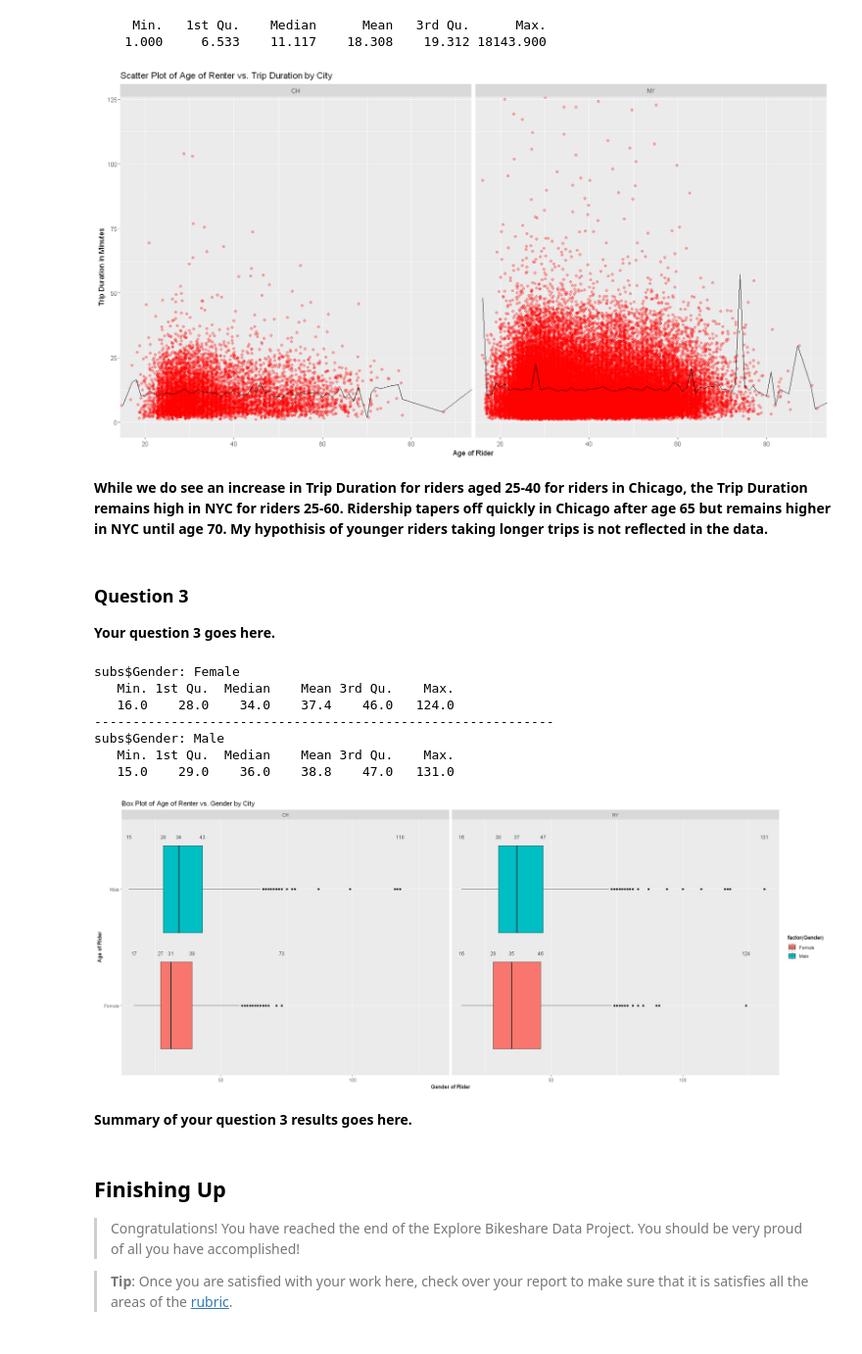
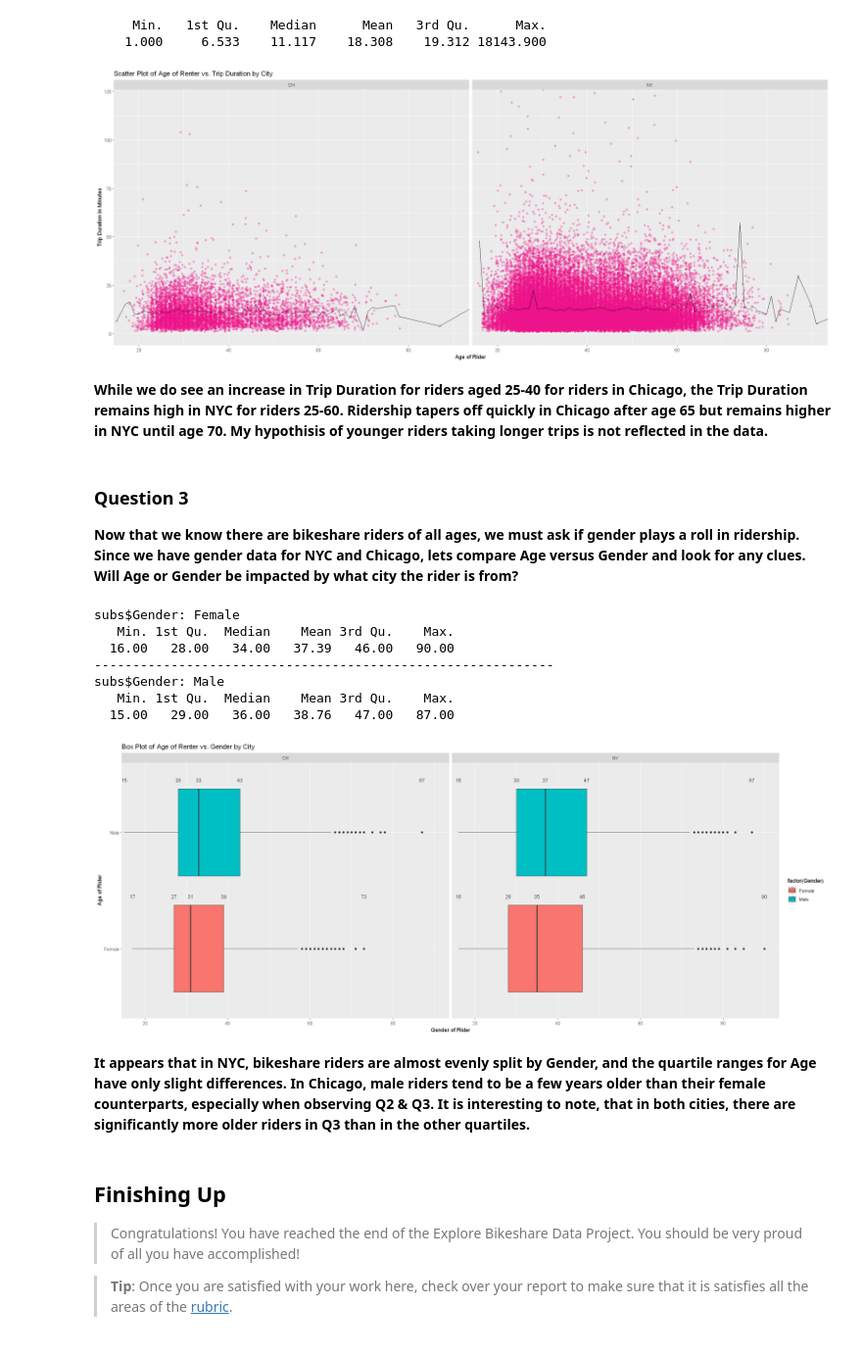
Before and after one commit to GaryLBentley/bikerideshare, a Jupyter notebook: Explore_bikeshare_data.ipynb, the cells around one changed output. Shown at 98% size. Cells and saved outputs as stored; diff of their text form; code cells hidden in the pictures.

```diff
--- a/Explore_bikeshare_data.ipynb
+++ b/Explore_bikeshare_data.ipynb
@@ -156,30 +155,31 @@ summary(dfMaster$Mins)
 # %%
 # Your solution code goes here
 ggplot(aes(x = Age, y = Mins), data = subset(dfMaster, !is.na(Age)))+
   coord_cartesian(xlim = c(18,90), ylim = c(0, 120))+
-  geom_point(alpha = 0.30, position = position_jitter(h = 0), color = 'red')+
+  geom_point(alpha = 0.30, position = position_jitter(h = 0), color='deeppink2')+
   geom_line(stat = 'summary', fun = 'mean', color='black')+
   facet_wrap(~City)+
   xlab('Age of Rider')+
   ylab('Trip Duration in Minutes')+
   ggtitle('Scatter Plot of Age of Renter vs. Trip Duration by City')
 # %% [output]
-[figure, old version]
+[figure, new version]
 # %% [markdown]
 **While we do see an increase in Trip Duration for riders aged 25-40 for riders in Chicago, the Trip Duration remains high in NYC for riders 25-60. Ridership tapers off quickly in Chicago after age 65 but remains higher in NYC until age 70. My hypothisis of younger riders taking longer trips is not reflected in the data.**
-# %% [markdown]
-### Question 3
-
-**Your question 3 goes here.**
+# %% [markdown]
+### Question 3
+
+**Now that we know there are bikeshare riders of all ages, we must ask if gender plays a roll in ridership. Since we have gender data for NYC and Chicago, lets compare Age versus Gender and look for any clues. Will Age or Gender be impacted by what city the rider is from?**
 # %%
-# Your solution code goes here
-subs=subset(dfMaster, (!is.na(dfMaster[,8])) & (dfMaster[,8] != '') & (!is.na(dfMaster[,15])))
+# Create a subset of dfMaster to exclude NA, '' and Age <= 90
+subs=subset(dfMaster, (!is.na(dfMaster[,8])) & (dfMaster[,8] != '') & (!is.na(dfMaster[,15])) & (dfMaster[,15] <= 90))
+
 ggplot(aes(x=Gender, y=Age),  data=subs)+
     geom_boxplot(aes(fill=factor(Gender)))+
     stat_summary(geom='text', fun='quantile',
         aes(label=after_stat(y)), position=position_nudge(x=0.45), size=3.5)+
     facet_wrap(~City)+
-    coord_flip(ylim = c(18,131))+
+    coord_flip(ylim = c(18,90))+
     xlab('Age of Rider')+
     ylab('Gender of Rider')+
     ggtitle('Box Plot of Age of Renter vs. Gender by City')
@@ -189,14 +189,14 @@ by(subs$Age, subs$Gender, summary)
 # %% [output]
 subs$Gender: Female
    Min. 1st Qu.  Median    Mean 3rd Qu.    Max.
-   16.0    28.0    34.0    37.4    46.0   124.0
+  16.00   28.00   34.00   37.39   46.00   90.00
 ------------------------------------------------------------
 subs$Gender: Male
    Min. 1st Qu.  Median    Mean 3rd Qu.    Max.
-   15.0    29.0    36.0    38.8    47.0   131.0
+  15.00   29.00   36.00   38.76   47.00   87.00
-[figure, old version]
+[figure, new version]
-# %% [markdown]
-**Summary of your question 3 results goes here.**
+# %% [markdown]
+**It appears that in NYC, bikeshare riders are almost evenly split by Gender, and the quartile ranges for Age have only slight differences. In Chicago, male riders tend to be a few years older than their female counterparts, especially when observing Q2 & Q3. It is interesting to note, that in both cities, there are significantly more older riders in Q3 than in the other quartiles.**
 # %% [markdown]
 
 ## Finishing Up
```
Also changed, not shown: parts of 3 cells of this notebook.
